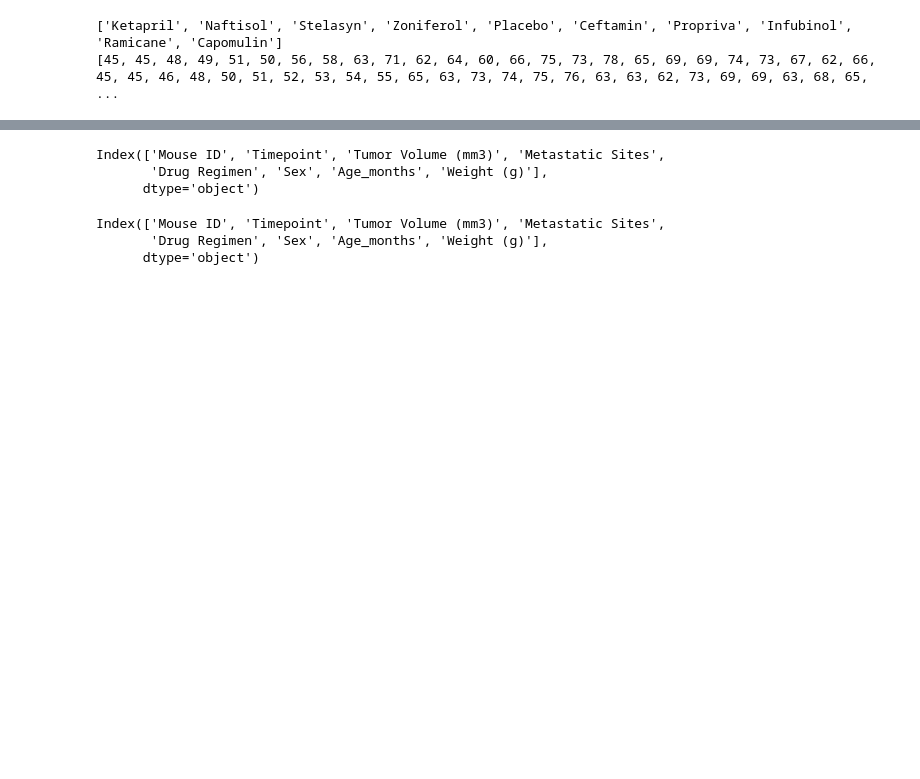
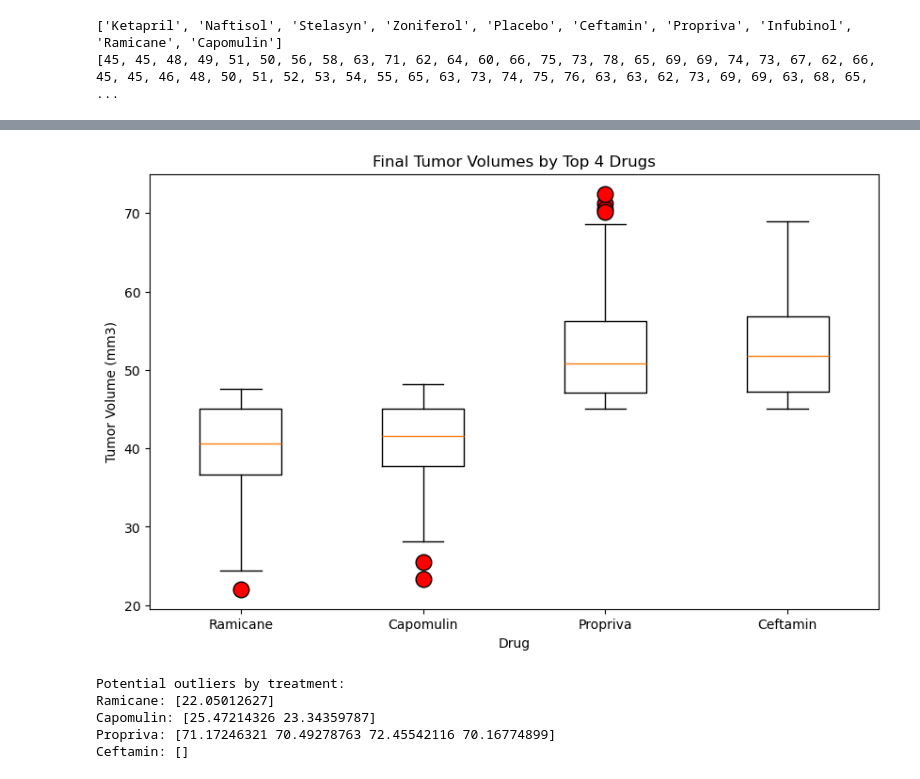
Before and after one commit to denisem77/MODULE-5-CHALLENGE, a Jupyter notebook: Side_trip_B.ipynb, the cells around one changed output, grey strips where cells are left out. Drawn from its saved outputs; the diff is of its cells as text; code cells hidden in the pictures; blank space fills up the shorter version.

```diff
--- a/Side_trip_B.ipynb
+++ b/Side_trip_B.ipynb
@@ -350,15 +339,60 @@ Name: Tumor Volume (mm3), dtype: float64
 # Using Matplotlib, generate a box plot that shows the distribution of the final tumor volume for all the mice in each treatment group. Highlight any potential outliers in the plot by changing their color and style.
 
 # hint: All four box plots should be within the same figure. Use this Matplotlib documentation pageLinks to an external site. for help with changing the style of the outliers.
-# %%
-merge_df.columns
-# %% [output]
-Index(['Mouse ID', 'Timepoint', 'Tumor Volume (mm3)', 'Metastatic Sites',
-       'Drug Regimen', 'Sex', 'Age_months', 'Weight (g)'],
-      dtype='object')
-# %%
-print(merge_df.columns)
-# %% [output]
-Index(['Mouse ID', 'Timepoint', 'Tumor Volume (mm3)', 'Metastatic Sites',
-       'Drug Regimen', 'Sex', 'Age_months', 'Weight (g)'],
-      dtype='object')
+# %%
+
+import scipy.stats as st
+import matplotlib.pyplot as plt
+
+drug = merge_df.groupby('Drug Regimen')['Tumor Volume (mm3)'].mean()
+top_4_drugs = drug.nsmallest(4).index
+
+tumor_volumes = []
+outliers = {}
+
+for treatment in top_4_drugs:
+
+    tumor_vol_data = merge_df.loc[merge_df['Drug Regimen'] == treatment, 'Tumor Volume (mm3)']
+
+    tumor_volumes.append(tumor_vol_data)
+
+
+    quartiles = tumor_vol_data.quantile([0.25, 0.5, 0.75])
+    lowerq = quartiles[0.25]
+    upperq = quartiles[0.75]
+    iqr = upperq - lowerq
+
+    lower_bound = lowerq - (1.5 * iqr)
+    upper_bound = upperq + (1.5 * iqr)
+
+
+    potential_outliers = tumor_vol_data[(tumor_vol_data < lower_bound) | (tumor_vol_data > upper_bound)]
+    outliers[treatment] = potential_outliers
+
+
+plt.figure(figsize=(10, 6))
+
+flierprops = dict(marker='o', markerfacecolor='r', markersize=12, linestyle='none')
+
+
+plt.boxplot(tumor_volumes, labels=top_4_drugs, flierprops=flierprops)
+
+
+plt.title('Final Tumor Volumes by Top 4 Drugs')
+plt.xlabel('Drug')
+plt.ylabel('Tumor Volume (mm3)')
+
+# Show the plot
+plt.show()
+
+# Print the outliers
+print("Potential outliers by treatment:")
+for treatment, outlier_data in outliers.items():
+    print(f"{treatment}: {outlier_data.values}")
+# %% [output]
+[figure, added]
+Potential outliers by treatment:
+Ramicane: [22.05012627]
+Capomulin: [25.47214326 23.34359787]
+Propriva: [71.17246321 70.49278763 72.45542116 70.16774899]
+Ceftamin: []
```
Also changed, not shown: parts of 7 cells of this notebook.
